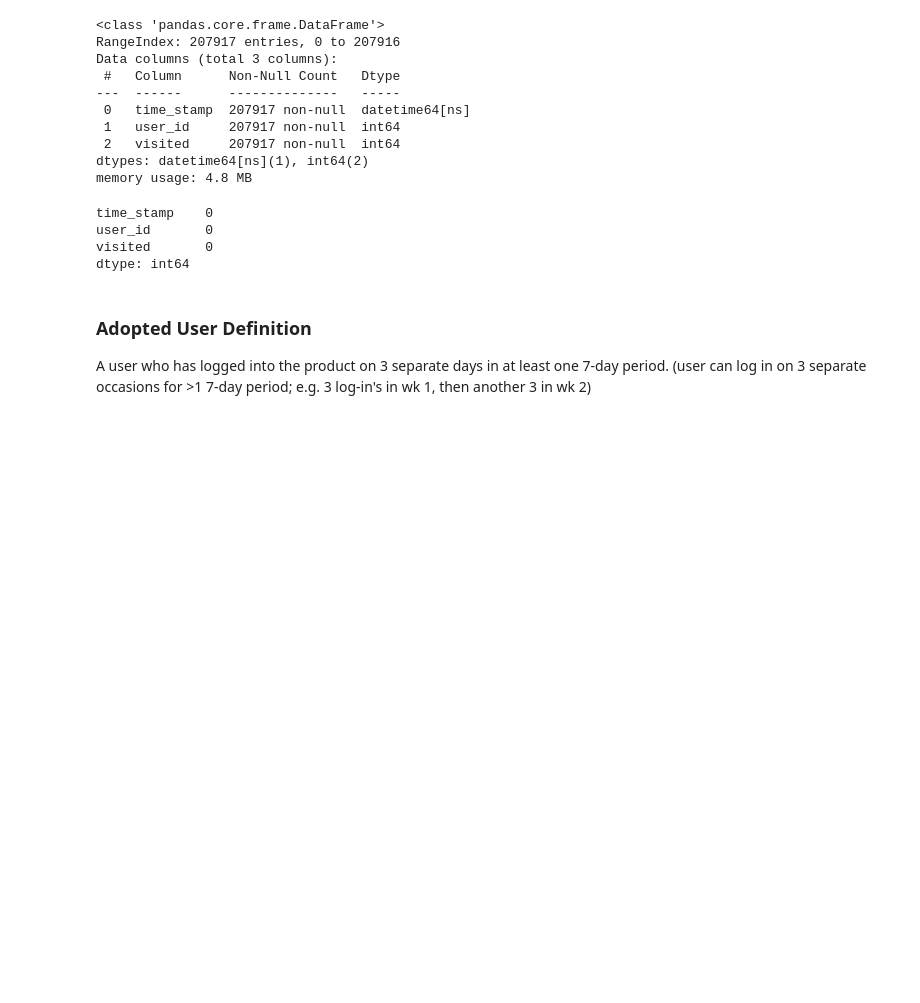
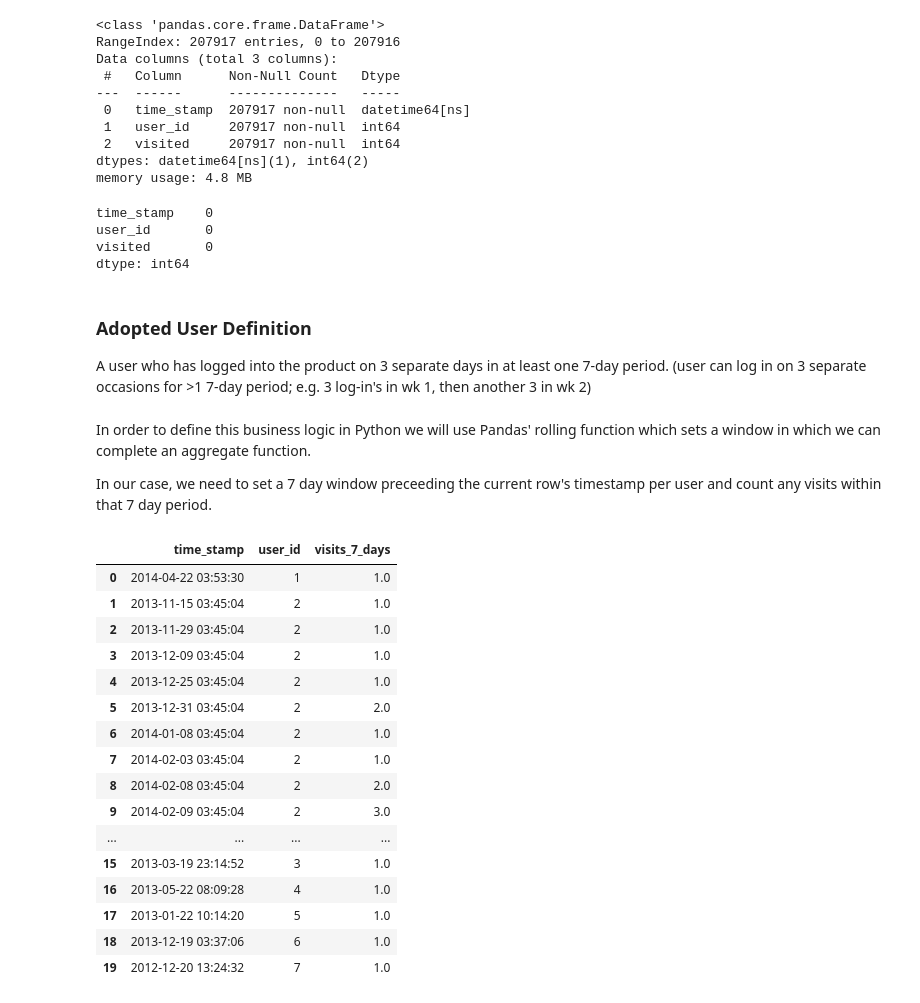
Before and after one commit to mindyng/Take-Homes, a Jupyter notebook: asana-predicting-user-adoption.ipynb, the cells around one changed output. Saved outputs shown, nothing was run; the diff lists cells and outputs as text; code cells hidden in the pictures; blank space fills up the shorter version.

```diff
--- a/asana-predicting-user-adoption.ipynb
+++ b/asana-predicting-user-adoption.ipynb
@@ -116,7 +116,40 @@ time_stamp    0
 user_id       0
 visited       0
 dtype: int64
+# %%
+# Drop visited since all rows are 1 which means all engagements are visits
+
+engagement.drop(columns = 'visited', inplace=True)
 # %% [markdown]
 ### Adopted User Definition
 
 A user who has logged into the product on 3 separate days in at least one 7-day period. (user can log in on 3 separate occasions for >1 7-day period; e.g. 3 log-in's in wk 1, then another 3 in wk 2)
+# %% [markdown]
+In order to define this business logic in Python we will use Pandas' rolling function which sets a window in which we can complete an aggregate function.
+
+In our case, we need to set a 7 day window preceeding the current row's timestamp per user and count any visits within that 7 day period.
+# %%
+def rolling_count(df, period):
+    return df.rolling(period, on='time_stamp')['user_id'].count()
+
+engagement['visits_7_days'] = engagement.groupby('user_id', as_index=False, group_keys=False).apply(rolling_count, '7D')
+# %%
+engagement.head(20)
+# %% [output]
+|  | time_stamp | user_id | visits_7_days |
+| 0 | 2014-04-22 03:53:30 | 1 | 1.0 |
+| 1 | 2013-11-15 03:45:04 | 2 | 1.0 |
+| 2 | 2013-11-29 03:45:04 | 2 | 1.0 |
+| 3 | 2013-12-09 03:45:04 | 2 | 1.0 |
+| 4 | 2013-12-25 03:45:04 | 2 | 1.0 |
+| 5 | 2013-12-31 03:45:04 | 2 | 2.0 |
+| 6 | 2014-01-08 03:45:04 | 2 | 1.0 |
+| 7 | 2014-02-03 03:45:04 | 2 | 1.0 |
+| 8 | 2014-02-08 03:45:04 | 2 | 2.0 |
+| 9 | 2014-02-09 03:45:04 | 2 | 3.0 |
+| ... | ... | ... | ... |
+| 15 | 2013-03-19 23:14:52 | 3 | 1.0 |
+| 16 | 2013-05-22 08:09:28 | 4 | 1.0 |
+| 17 | 2013-01-22 10:14:20 | 5 | 1.0 |
+| 18 | 2013-12-19 03:37:06 | 6 | 1.0 |
+| 19 | 2012-12-20 13:24:32 | 7 | 1.0 |
```
Also changed, not shown: parts of 13 cells of this notebook.
